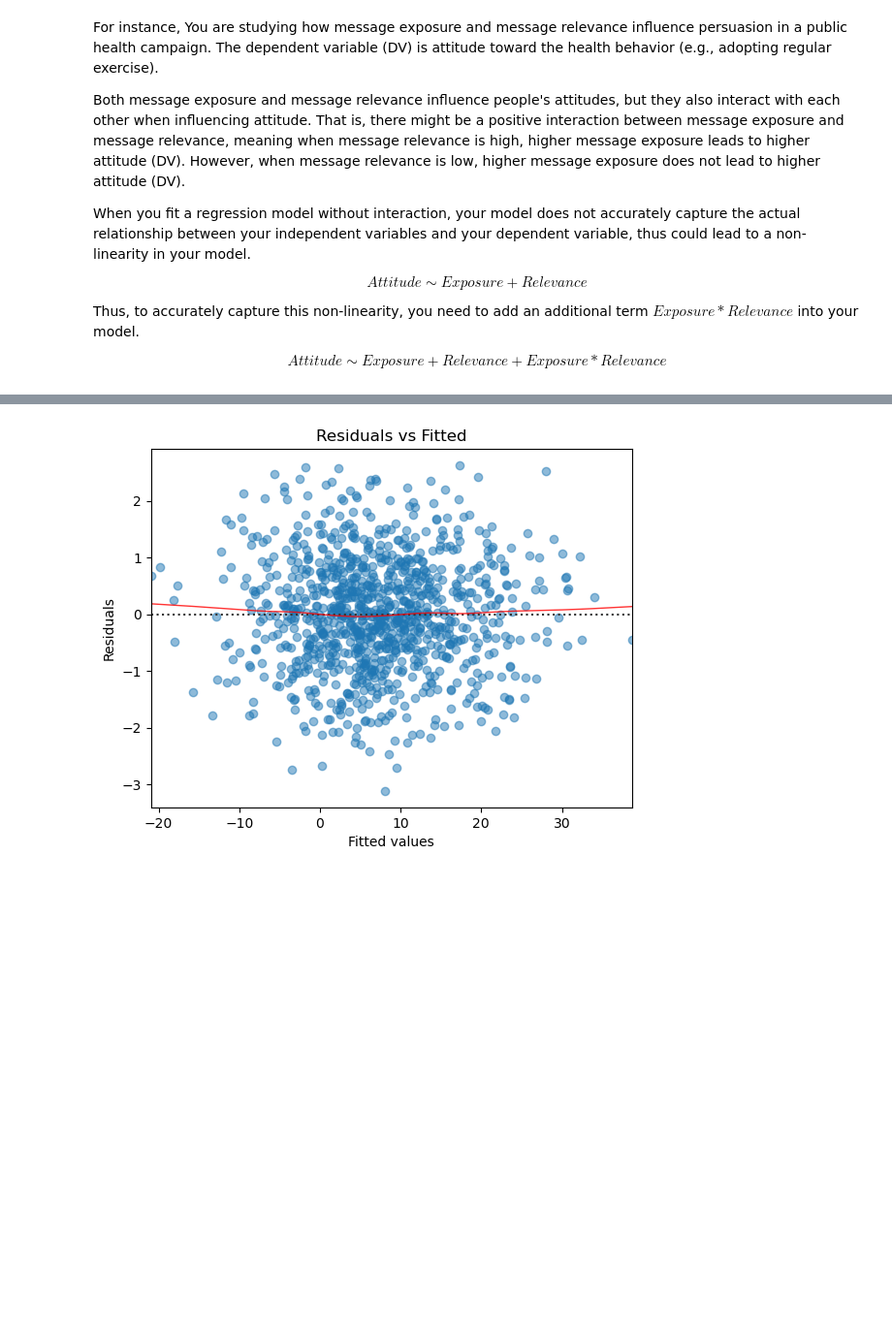
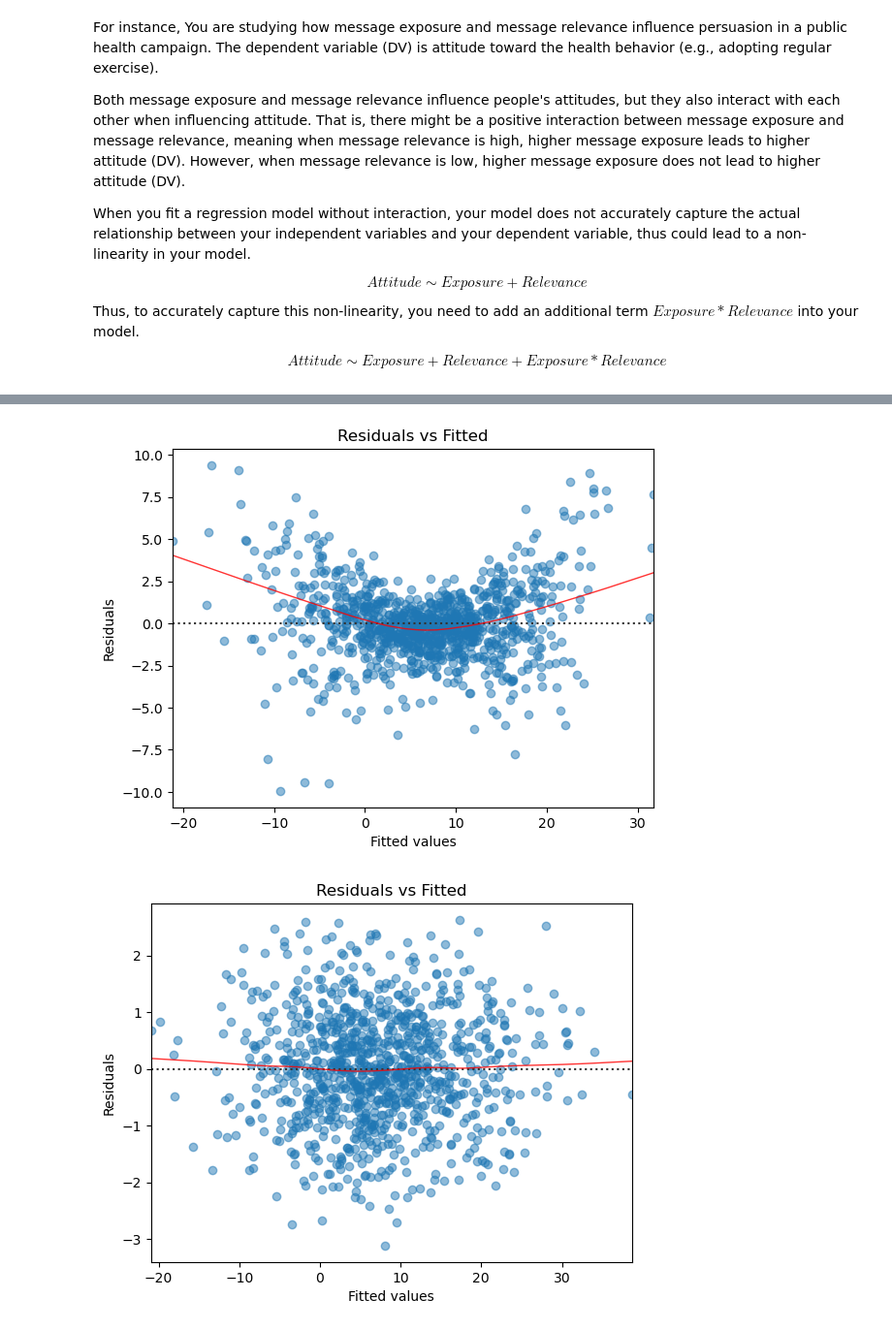
Before and after one commit to jasongong11/advanced_quantitative_research_method, a Jupyter notebook: Lecture8/Lecture8_multiple_regression_model.ipynb, the cells around one changed output, grey strips where cells are left out. Shown at 97% size. Cells and saved outputs as stored; diff of their text form; code cells hidden in the pictures; blank space fills up the shorter version.

```diff
--- a/Lecture8/Lecture8_multiple_regression_model.ipynb
+++ b/Lecture8/Lecture8_multiple_regression_model.ipynb
@@ -679,3 +679,13 @@ plt.ylabel('Residuals');
+# %%
+sns.residplot(x=model.fittedvalues, y=model.resid,
+                          lowess=True,
+                          scatter_kws={'alpha': 0.5},
+                          line_kws={'color': 'red', 'lw': 1, 'alpha': 0.8})
+plt.title('Residuals vs Fitted')
+plt.xlabel('Fitted values')
+plt.ylabel('Residuals');
+# %% [output]
+[figure, added]
 # %%
 X_1 = np.array([x,y,x*y]).T
 X_1 = add_constant(X_1)
```
Also changed, not shown: parts of 2 cells of this notebook, 17 other files.
